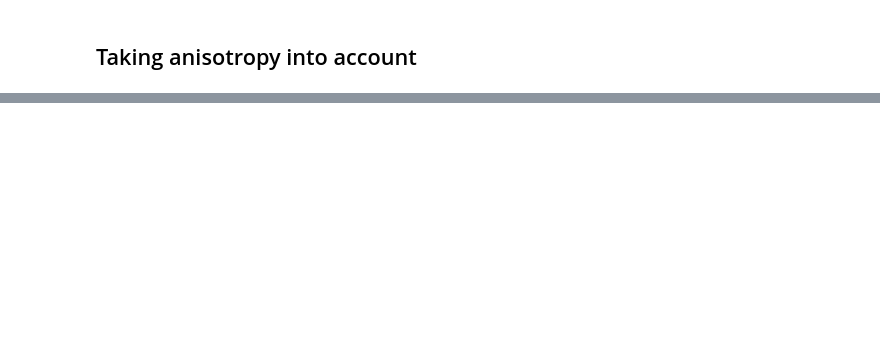
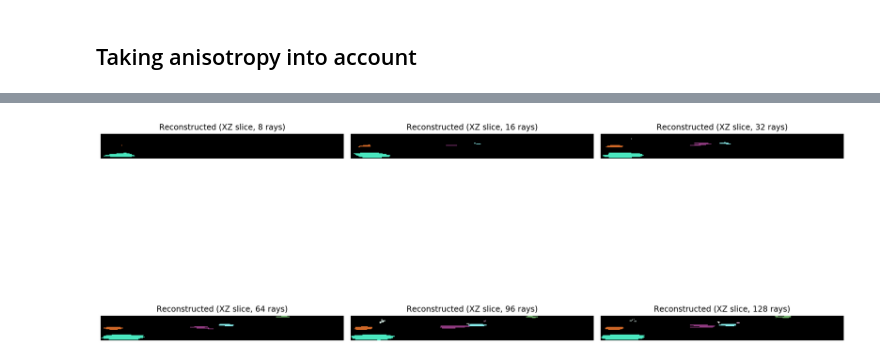
Before and after one commit to anrcrocoval/deeplearning, a Jupyter notebook: 3Dsegmentation/1_data.ipynb, the cells around one changed output, grey strips where cells are left out. Cells and saved outputs as stored; diff of their text form; code cells hidden in the pictures; blank space fills up the shorter version.

```diff
--- a/3Dsegmentation/1_data.ipynb
+++ b/3Dsegmentation/1_data.ipynb
@@ -140,0 +163,12 @@ plt.tight_layout();
+# %%
+fig, ax = plt.subplots(2,3, figsize=(16,11))
+for a,r in zip(ax.flat,n_rays):
+    z = lbl.shape[0] // 2
+    rays = Rays_GoldenSpiral(r, anisotropy=anisotropyexpe)
+    a.imshow(relabel_image_stardist3D(lbl, rays)[:,y], cmap=lbl_cmap)
+    a.set_title('Reconstructed (XZ slice, %d rays)' % r)
+    a.axis('off')
+
+plt.tight_layout();
+# %% [output]
+[figure, added]
```
Also changed, not shown: parts of 9 cells of this notebook, 1 other file.
